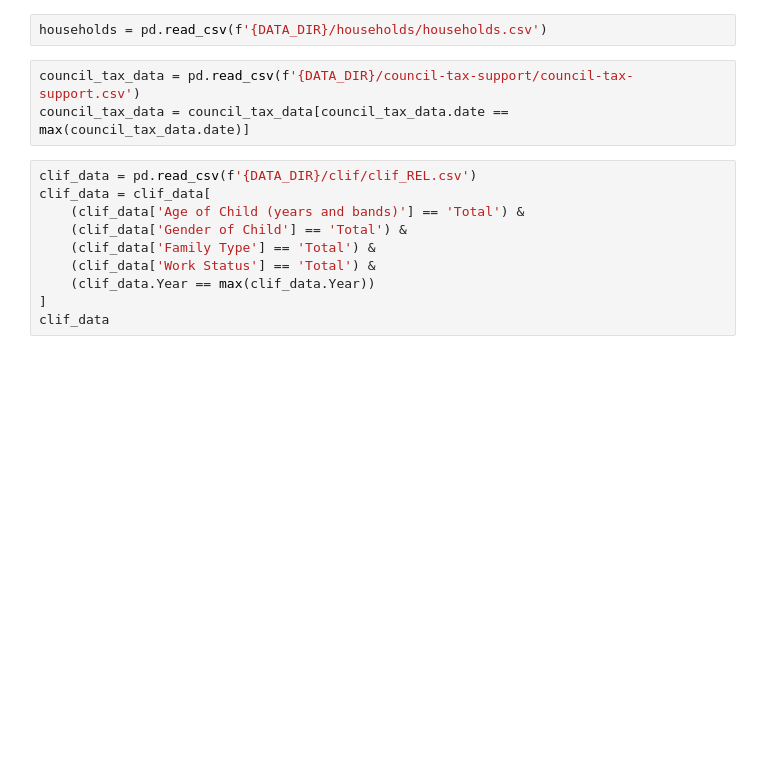
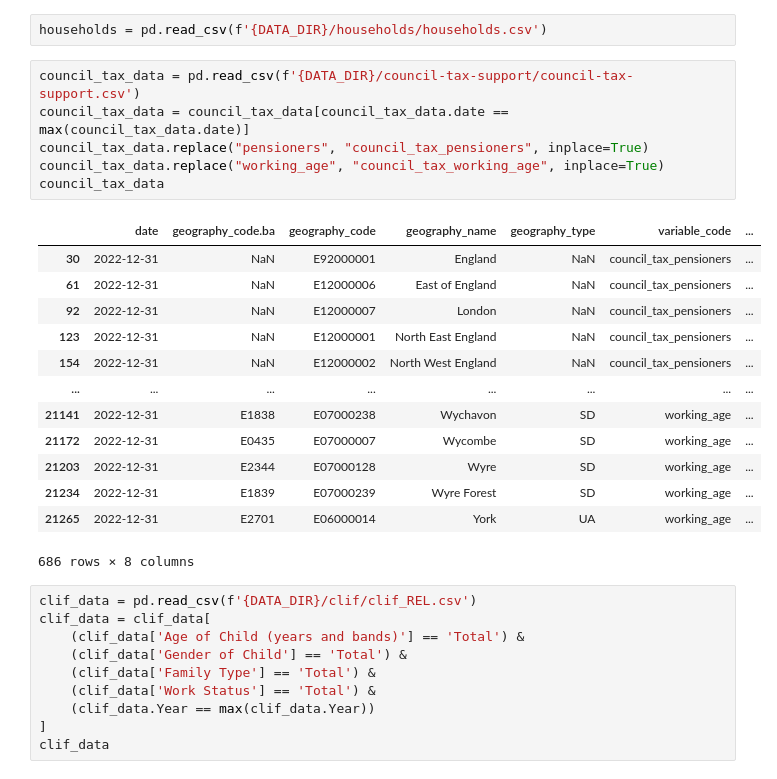
Before and after one commit to open-innovations/jrf-insight, a Jupyter notebook: pipelines/place/transform.ipynb, the cells around one changed output. Cells and saved outputs as stored; diff of their text form; blank space fills up the shorter version.

```diff
--- a/pipelines/place/transform.ipynb
+++ b/pipelines/place/transform.ipynb
@@ -62,6 +62,23 @@ households = pd.read_csv(f'{DATA_DIR}/households/households.csv')
 # %%
 council_tax_data = pd.read_csv(f'{DATA_DIR}/council-tax-support/council-tax-support.csv')
 council_tax_data = council_tax_data[council_tax_data.date == max(council_tax_data.date)]
+council_tax_data.replace("pensioners", "council_tax_pensioners", inplace=True)
+council_tax_data.replace("working_age", "council_tax_working_age", inplace=True)
+council_tax_data
+# %% [output]
+|  | date | geography_code.ba | geography_code | geography_name | geography_type | variable_code | ... |
+| 30 | 2022-12-31 | NaN | E92000001 | England | NaN | council_tax_pensioners | ... |
+| 61 | 2022-12-31 | NaN | E12000006 | East of England | NaN | council_tax_pensioners | ... |
+| 92 | 2022-12-31 | NaN | E12000007 | London | NaN | council_tax_pensioners | ... |
+| 123 | 2022-12-31 | NaN | E12000001 | North East England | NaN | council_tax_pensioners | ... |
+| 154 | 2022-12-31 | NaN | E12000002 | North West England | NaN | council_tax_pensioners | ... |
+| ... | ... | ... | ... | ... | ... | ... | ... |
+| 21141 | 2022-12-31 | E1838 | E07000238 | Wychavon | SD | working_age | ... |
+| 21172 | 2022-12-31 | E0435 | E07000007 | Wycombe | SD | working_age | ... |
+| 21203 | 2022-12-31 | E2344 | E07000128 | Wyre | SD | working_age | ... |
+| 21234 | 2022-12-31 | E1839 | E07000239 | Wyre Forest | SD | working_age | ... |
+| 21265 | 2022-12-31 | E2701 | E06000014 | York | UA | working_age | ... |
+686 rows × 8 columns
 # %%
 clif_data = pd.read_csv(f'{DATA_DIR}/clif/clif_REL.csv')
 clif_data = clif_data[
```
Also changed, not shown: parts of 2 cells of this notebook, 3 other files.
